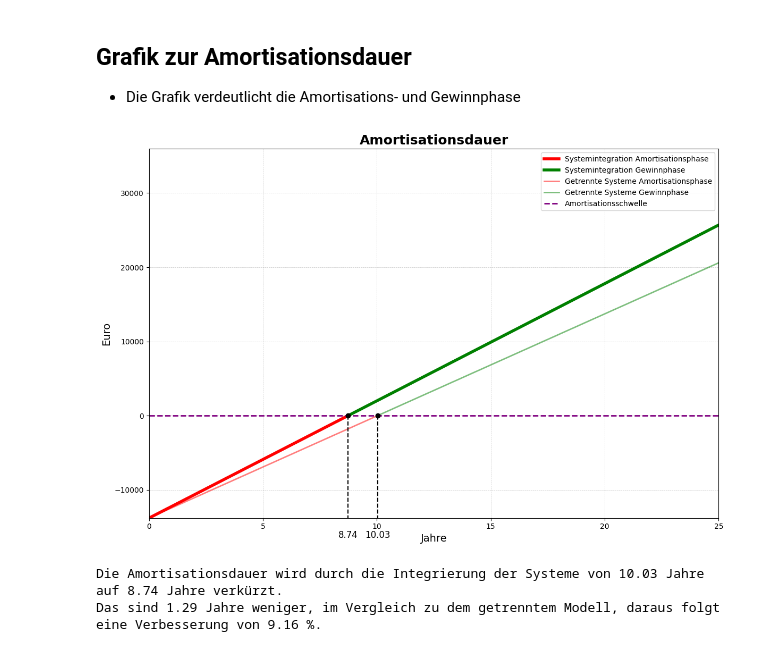
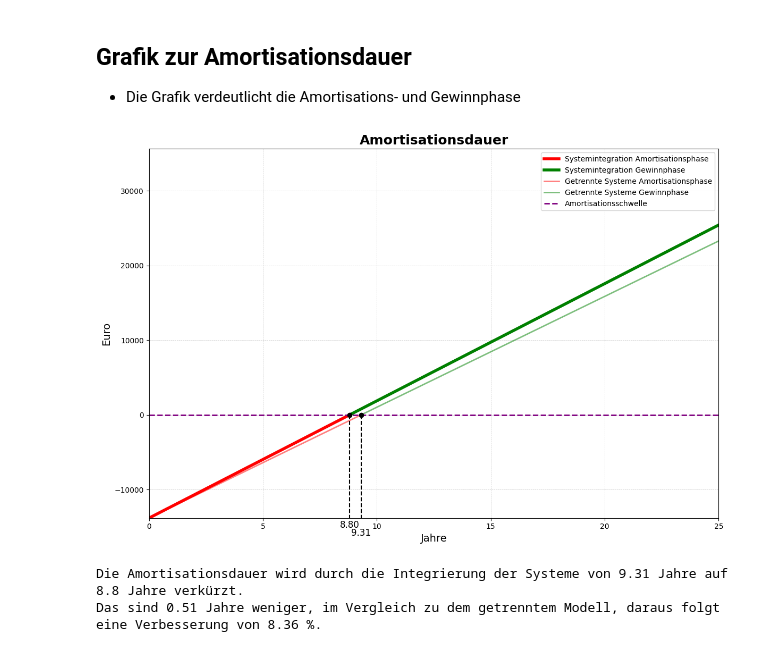
Before and after one commit to Julian3721/heatpump-operation-optimization, a Jupyter notebook: main.ipynb, the cells around one changed output. Drawn from its saved outputs; the diff is of its cells as text; code cells hidden in the pictures.

```diff
--- a/main.ipynb
+++ b/main.ipynb
@@ -56,7 +56,7 @@ selected_location = "Universitätsstraße 12, 45141 Essen"  # Standort
 selected_year = 2019  # Jahr der Daten
 buy_pump = 6000  # Anschaffungskosten Wärmepumpe in Euro
 buy_storage = 7800  # Anschaffungskosten Pufferspeicher in Euro
-heating_bill = 1730  # Jährliche Heizkostenrechnung
+heating_bill = 730  # Jährliche Heizkostenrechnung
 # %%
 # Default-Werte mit Kommentaren
 default_values = {
@@ -354,7 +354,7 @@ def fetch_electricity_prices(year):
         day_ahead_prices = client.query_day_ahead_prices('DE_LU', start=start, end=end)
         day_ahead_prices_df = day_ahead_prices.reset_index()
         day_ahead_prices_df.columns = ['Datum_Uhrzeit', 'Day_ahead_prices']
-        day_ahead_prices_df['Strompreis'] = (day_ahead_prices_df['Day_ahead_prices'] / 1000) / 0.3
+        day_ahead_prices_df['Strompreis'] = (day_ahead_prices_df['Day_ahead_prices'] / 1000) / 0.43
         day_ahead_prices_df.drop(columns=['Day_ahead_prices'], axis=1, inplace=True)
         return day_ahead_prices_df
     except Exception as e:
@@ -1296,6 +1348,8 @@ y_heat_pv = [p.LpVariable(f"y_heat_pv_{t}", lowBound=0, upBound=PV[t]) for t in
 y_heat_pur = [p.LpVariable(f"y_heat_pur_{t}", lowBound=0) for t in range(T)]
 # Haushaltsstrombezug durch Batterie
 y_s_dc_home = [p.LpVariable(f"y_s_dc_home_{t}", lowBound=0) for t in range(T)]
+# Haushalsstrombezug durch PV
+y_pv_self_home = [p.LpVariable(f"y_pv_self_home_{t}", lowBound=0) for t in range(T)]
 
 #Weitere Nebenbedingungen
 constraints_final = []
@@ -1304,13 +1358,15 @@ for t in range(T):
     # Deckung des Wärmebedarfs
     constraints_final.append(Q_ges[t] == P[t] + x_out[t] - x_in[t])
     # Deckung Strombedarf Haushalt
-    constraints_final.append(y_pur[t] + y_pv_self[t] + y_s_dc_home[t] - y_s_ch[t]  == D_Haushalt[t])
+    constraints_final.append(y_pur[t] + y_pv_self_home[t] + y_s_dc_home[t] - y_s_ch[t]  == D_Haushalt[t])
     # Aufteilung der PV-Erzeugung
     constraints_final.append(y_pv_self[t] + y_pv_feedin[t] == PV[t])
     # Konstante Deckung der von der Wärmepumpe benötigten Energie
     constraints_final.append(P[t] == y_heat_pur[t] + y_heat_bat[t] + y_heat_pv[t])
     # Aufteilung der Batterie-Entladung durch WP & Haushalt
     constraints_final.append(y_s_dc[t] == y_heat_bat[t] + y_s_dc_home[t])
+     # Aufteilung des PV-Eigenverbrauchs auf WP & Haushalt
+    constraints_final.append(y_pv_self[t] == y_heat_pv[t] + y_pv_self_home[t])
 
 for t in range(T-1):
     # Dynamik des Speicherfüllstands
@@ -1581,35 +1637,35 @@ ax.plot(x_gruen2, y_gruen2, color='green', linewidth=2, alpha=0.5, label='Getren
 
 # Hinzufügen der horizontalen Linie bei y=0
 ax.axhline(y=0, color='purple', linestyle='--', linewidth=2, label='Amortisationsschwelle')
 
 # Markieren der Schnittpunkte auf der X-Achse
 ax.plot(x_schnitt1, 0, marker='o', color='black')
 ax.plot(x_schnitt2, 0, marker='o', color='black')
 
 # Zeichnen der senkrechten gestrichelten Linien von den Schnittpunkten zur horizontalen Linie
 ax.vlines(x_schnitt1, ymin=0, ymax=-buy_cost, colors='black', linestyles='dashed')
 ax.vlines(x_schnitt2, ymin=0, ymax=-buy_cost, colors='black', linestyles='dashed')
 
 # Beschriften der X-Werte an den Schnittpunkten auf der X-Achse
-ax.text(x_schnitt1, -buy_cost*1.12, f'{x_schnitt1:.2f}', ha='center', va='top', fontsize=12, color='black')
-ax.text(x_schnitt2, -buy_cost*1.12, f'{x_schnitt2:.2f}', ha='center', va='top', fontsize=12, color='black')
+ax.text(x_schnitt1, -buy_cost*1.02, f'{x_schnitt1:.2f}', ha='center', va='top', fontsize=12, color='black')
+ax.text(x_schnitt2, -buy_cost*1.1, f'{x_schnitt2:.2f}', ha='center', va='top', fontsize=12, color='black')
 
 # Achsenbeschriftungen und Titel
 ax.set_xlabel('Jahre', fontsize=14)
 ax.set_ylabel('Euro', fontsize=14)
 ax.set_title('Amortisationsdauer', fontsize=18, fontweight='bold')
 ax.set_xlim(0, 25)
 ax.set_ylim(bottom=-buy_cost)
 ax.grid(True, which='both', linestyle='--', linewidth=0.5, alpha=0.7)
 ax.legend()
 
 plt.tight_layout()
 plt.show()
 
 print()
 print("Die Amortisationsdauer wird durch die Integrierung der Systeme von", round(buy_cost / (heating_bill - cost1),2) ,"Jahre auf", round(buy_cost / (heating_bill - cost),2) ,"Jahre verkürzt.")
 print("Das sind", round((buy_cost / (heating_bill - cost1)) - (buy_cost / (heating_bill - cost)), 2), "Jahre weniger, im Vergleich zu dem getrenntem Modell, daraus folgt eine Verbesserung von", round(((buy_cost / (heating_bill - cost1)) - (buy_cost / (heating_bill - cost)) / (buy_cost / (heating_bill - cost1))), 2), "%.")
 # %% [output]
-[figure, old version]
+[figure, new version]
-Die Amortisationsdauer wird durch die Integrierung der Systeme von 10.03 Jahre auf 8.74 Jahre verkürzt.
-Das sind 1.29 Jahre weniger, im Vergleich zu dem getrenntem Modell, daraus folgt eine Verbesserung von 9.16 %.
+Die Amortisationsdauer wird durch die Integrierung der Systeme von 9.31 Jahre auf 8.8 Jahre verkürzt.
+Das sind 0.51 Jahre weniger, im Vergleich zu dem getrenntem Modell, daraus folgt eine Verbesserung von 8.36 %.
```
Also changed, not shown: parts of 14 cells of this notebook.
